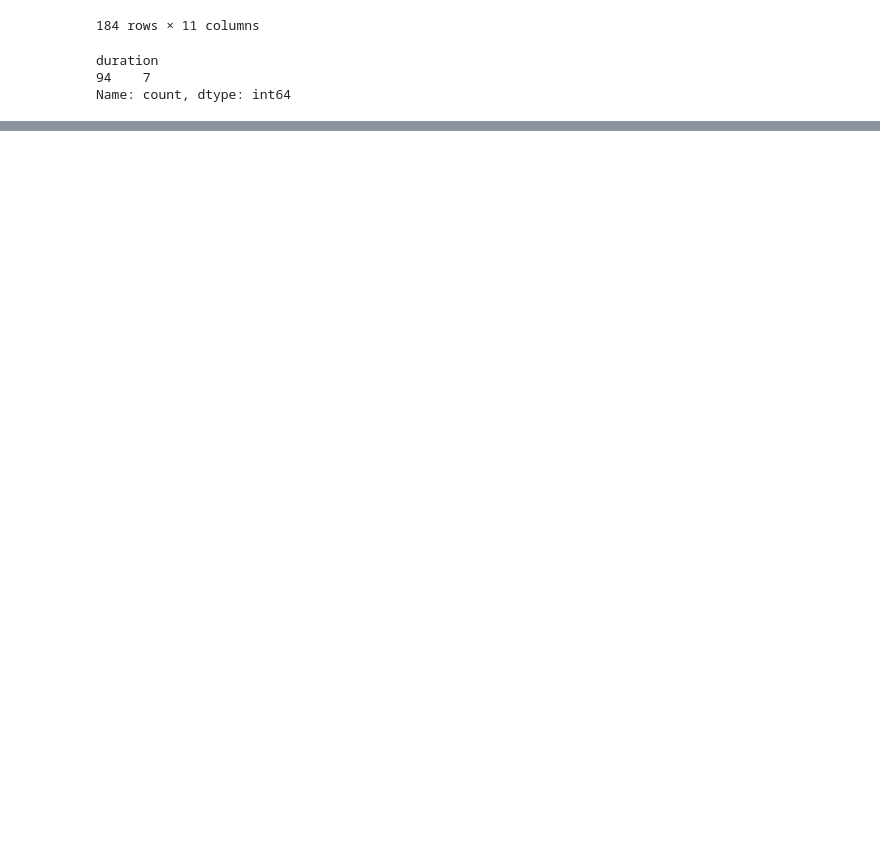
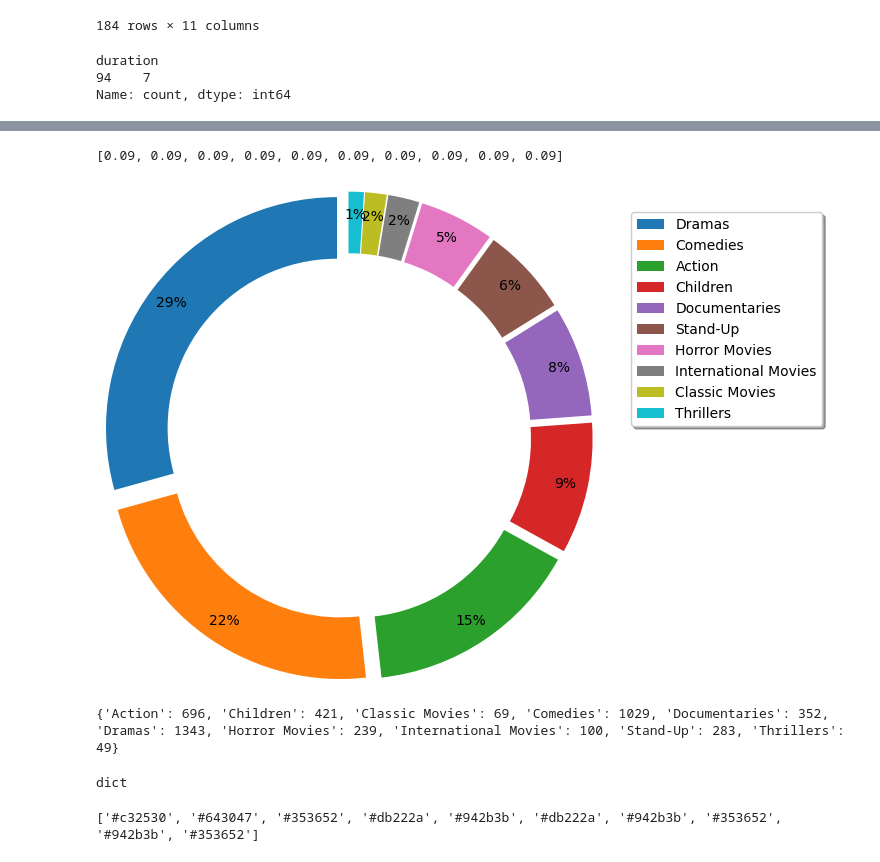
Before and after one commit to abhijeet-bhambere/exploratory_data_analysis, a Jupyter notebook: netflix-project-eda.ipynb, the cells around one changed output, grey strips where cells are left out. Drawn from its saved outputs; the diff is of its cells as text; code cells hidden in the pictures; blank space fills up the shorter version.

```diff
--- a/netflix-project-eda.ipynb
+++ b/netflix-project-eda.ipynb
@@ -133,0 +157,49 @@ movies_90s[(movies_90s["duration"]<90) & (movies_90s["type"]=="Movie") & (movies
+# %%
+explodelist = []
+i = 0
+while i<10:
+    explodelist.append(0.09)
+    i+=1
+print(explodelist)
+# %% [output]
+[0.09, 0.09, 0.09, 0.09, 0.09, 0.09, 0.09, 0.09, 0.09, 0.09]
+# %%
+fig,ax = plt.subplots(figsize=(5,5))
+
+textprops={'size':'medium'}
+wedgeprops={'width':0.40}
+autopct='%1.0f%%'
+ax.pie(genre_top10,radius=1.5,autopct=autopct,textprops=textprops,wedgeprops=wedgeprops,startangle=90,pctdistance=0.9,explode=explodelist)
+
+ax.legend(labels=genre_top10.index,shadow=True,bbox_to_anchor=(1.75,1.1))
+
+plt.show()
+# %% [output]
+[figure, added]
+# %%
+genre_top10_d = genre_top10.sort_index().to_dict()
+print(genre_top10_d)
+type(genre_top10_d)
+# %% [output]
+{'Action': 696, 'Children': 421, 'Classic Movies': 69, 'Comedies': 1029, 'Documentaries': 352, 'Dramas': 1343, 'Horror Movies': 239, 'International Movies': 100, 'Stand-Up': 283, 'Thrillers': 49}
+dict
+# %%
+colorcode=[]
+for genre,count in genre_top10_d.items():
+    if (count <=100):
+        colorcode.append('#353652')
+    elif (count > 100) and (count <=200):
+        colorcode.append('#4c334d')
+    elif (count > 200) and (count <=400):
+        colorcode.append('#942b3b')
+    elif (count > 400) and (count <=500):
+        colorcode.append('#643047')
+    elif (count > 500) and (count <=600):
+        colorcode.append('#942b3b')
+    elif (count >600) and (count <=800):
+        colorcode.append('#c32530')
+    elif count >=1000:
+        colorcode.append('#db222a')
+print(colorcode)
+# %% [output]
+['#c32530', '#643047', '#353652', '#db222a', '#942b3b', '#db222a', '#942b3b', '#353652', '#942b3b', '#353652']
```
Also changed, not shown: parts of 19 cells of this notebook, 1 other file.
